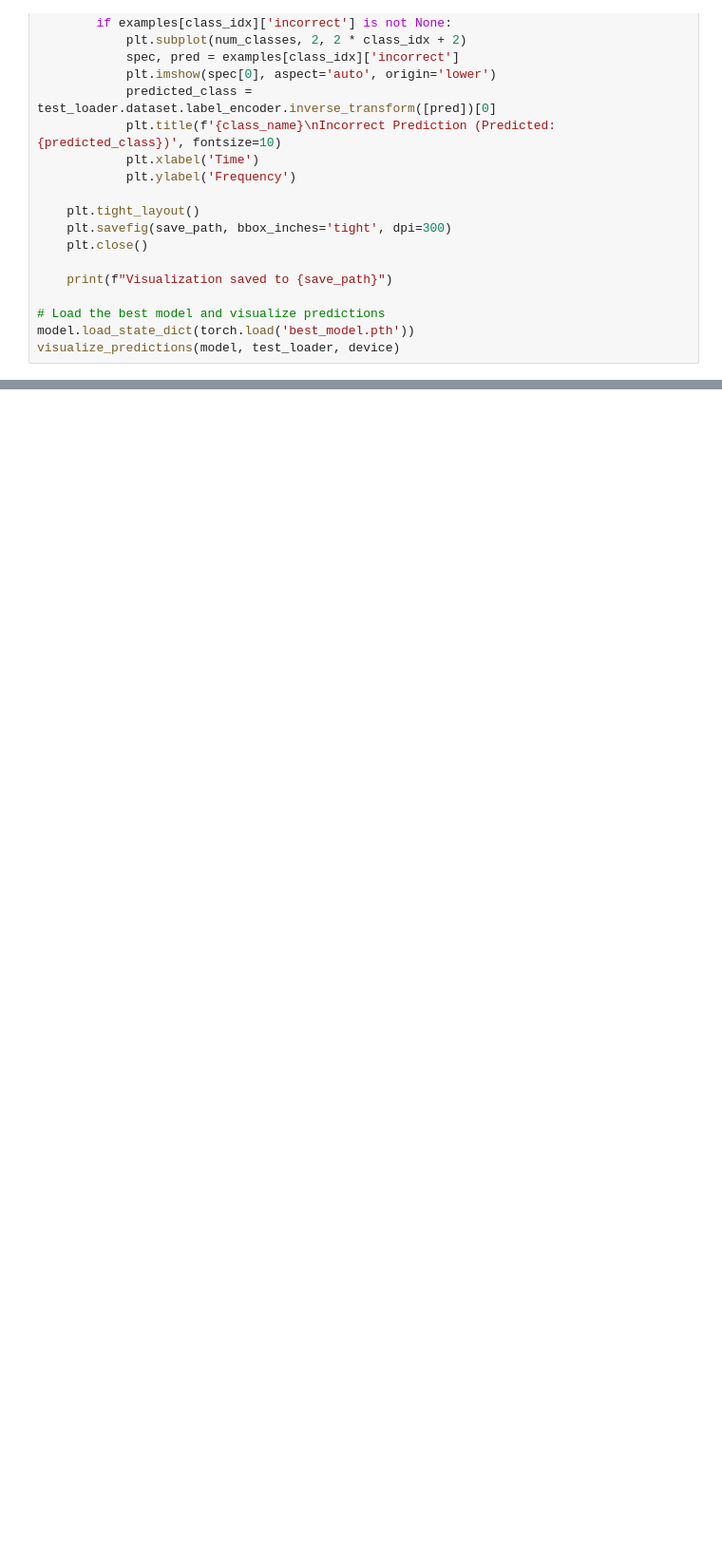
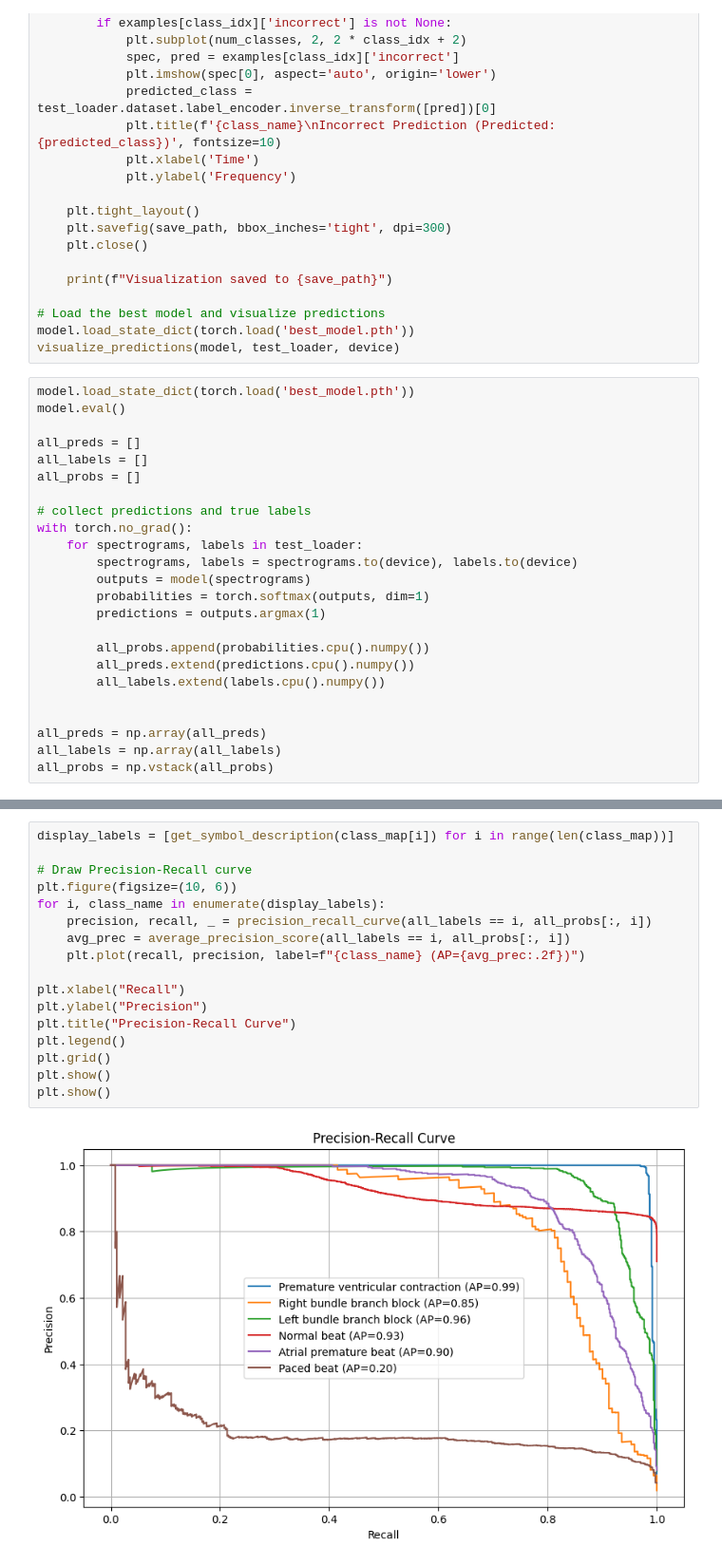
Before and after one commit to narayansharma-21/ArrhythmiaClassifier, a Jupyter notebook: cnn_model.ipynb, the cells around one changed output, grey strips where cells are left out. Shown at 95% size. Saved outputs shown, nothing was run; the diff lists cells and outputs as text; blank space fills up the shorter version.

```diff
--- a/cnn_model.ipynb
+++ b/cnn_model.ipynb
@@ -680,3 +681,27 @@ def visualize_predictions(model, test_loader, device, save_path='prediction_anal
 # Load the best model and visualize predictions
 model.load_state_dict(torch.load('best_model.pth'))
 visualize_predictions(model, test_loader, device)
+# %%
+model.load_state_dict(torch.load('best_model.pth'))
+model.eval()
+
+all_preds = []
+all_labels = []
+all_probs = []
+
+# collect predictions and true labels
+with torch.no_grad():
+    for spectrograms, labels in test_loader:
+        spectrograms, labels = spectrograms.to(device), labels.to(device)
+        outputs = model(spectrograms)
+        probabilities = torch.softmax(outputs, dim=1)
+        predictions = outputs.argmax(1)
+
+        all_probs.append(probabilities.cpu().numpy())
+        all_preds.extend(predictions.cpu().numpy())
+        all_labels.extend(labels.cpu().numpy())
+
+
+all_preds = np.array(all_preds)
+all_labels = np.array(all_labels)
+all_probs = np.vstack(all_probs)
@@ -682,0 +739,19 @@ visualize_predictions(model, test_loader, device)
+# %%
+display_labels = [get_symbol_description(class_map[i]) for i in range(len(class_map))]
+
+# Draw Precision-Recall curve
+plt.figure(figsize=(10, 6))
+for i, class_name in enumerate(display_labels):
+    precision, recall, _ = precision_recall_curve(all_labels == i, all_probs[:, i])
+    avg_prec = average_precision_score(all_labels == i, all_probs[:, i])
+    plt.plot(recall, precision, label=f"{class_name} (AP={avg_prec:.2f})")
+
+plt.xlabel("Recall")
+plt.ylabel("Precision")
+plt.title("Precision-Recall Curve")
+plt.legend()
+plt.grid()
+plt.show()
+plt.show()
+# %% [output]
+[figure, added]
```
Also changed, not shown: parts of 2 cells of this notebook.
